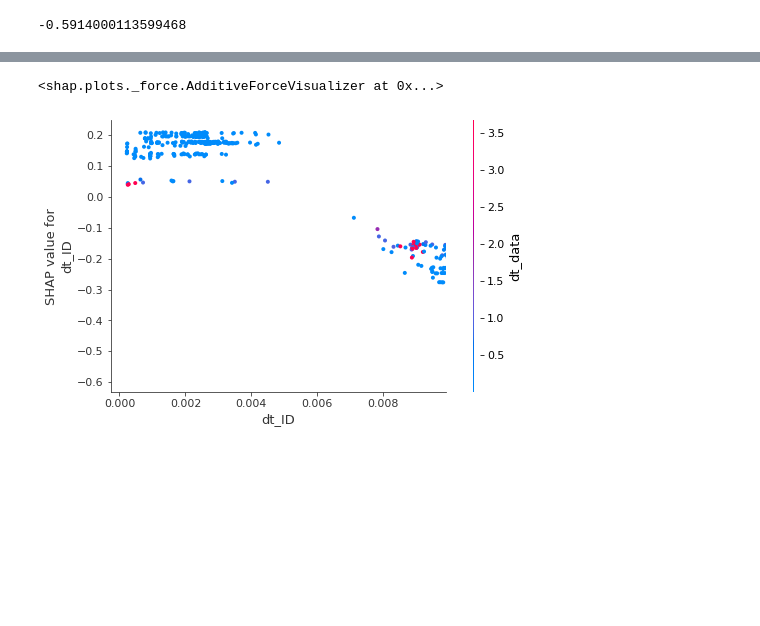
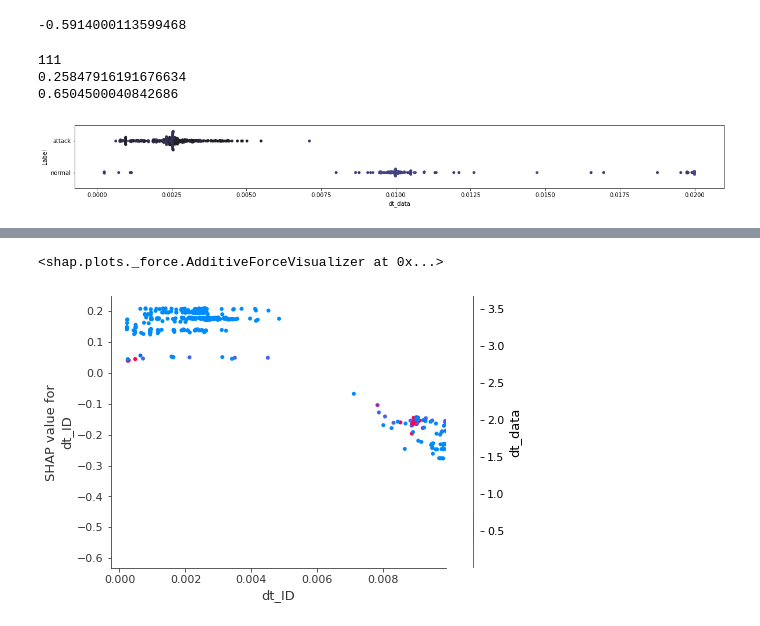
Before and after one commit to hampu5/ml-classify, a Jupyter notebook: ml_classify/rf-book.ipynb, the cells around one changed output, grey strips where cells are left out. Cells and saved outputs as stored; diff of their text form; code cells hidden in the pictures; blank space fills up the shorter version.

Commit message:
Tried plotting again, wont work

```diff
--- a/ml_classify/rf-book.ipynb
+++ b/ml_classify/rf-book.ipynb
@@ -287,3 +288,59 @@ print(shap_all.values.min())
+# %%
+def plot_test(df_exp: pd.DataFrame, shap_all: shap.Explanation, feature, trim=None, y_squish=10, scale=False):
+    # df_exp = pd.concat([X_train_exp, y_train_exp], axis=1)
+    df_exp["Label"].replace({0: "normal", 1: "attack"}, inplace=True)
+    shap_exp = shap_all.values[:,df_exp.columns.get_loc(feature)]
+
+    feature_max = df_exp[feature].max()
+
+    mask = None
+    if trim == None:
+        mask = (np.abs(stats.zscore(df_exp[feature])) < 3)
+    else:
+        feature_max = trim[1]
+        mask = (df_exp[feature] > trim[0]) & (df_exp[feature] < trim[1])
+
+    # mask &= shap_exp < 0
+    shap_exp = shap_exp[mask]
+    df_exp = df_exp[mask]
+
+    # plt.figure(figsize=(20, 2), dpi=100)
+    # palette = sns.color_palette("plasma", n_colors=600) #sns.light_palette("seagreen", reverse=False,  n_colors=600 )
+
+    fig, ax = plt.subplots(figsize=(80, y_squish))
+    # print(shap_exp)
+    # scaler = max(abs(shap_exp.min()), abs(shap_exp.max()))
+    # cvals = shap_exp / scaler
+    cvals = (shap_exp + 1) * shap_all.base_values[0]
+    # cvals = (shap_exp + 1) / 2
+    # print(len(shap_exp))
+    print(len(shap_exp[df_exp["Label"] == "normal"]))
+    # print(len(shap_exp[shap_exp < 0]))
+    print(cvals.min())
+    print(cvals.max())
+    # print(cvals)
+    icefire = cm.get_cmap("icefire")
+    newcmp = LinearSegmentedColormap.from_list('testCmap2', icefire(np.linspace(0, 1, len(shap_exp))))
+    # print(newcmp(0))
+    # plt.imshow([(0,0.5,1)], cmap=newcmp)
+    sns.swarmplot(data=df_exp, x=feature, y="Label",
+        hue=shap_exp, orient="h", palette=newcmp(np.linspace(cvals.min(), cvals.max(), len(shap_exp))), # palette="icefire",
+        size=5)
+
+    # print(ax.collections[0].get_offsets())
+
+    plt.legend([],[], frameon=False)
+
+    fig.set_size_inches(20, 2)
+
+    plt.show()
+
+plot_test(pd.concat([X_train_exp, y_train_exp], axis=1), shap_all, "dt_data", trim=(0, 0.02), scale=True)
+# %% [output]
+111
+0.25847916191676634
+0.6504500040842686
+[figure, added]
 # %%
 plot_exp(pd.concat([X_train_exp, y_train_exp], axis=1), shap_all, "dt_ID", trim=(0, 0.02), scale=True)
 plot_exp(pd.concat([X_train_exp, y_train_exp], axis=1), shap_all, "dt_data", trim=(0, 0.02), scale=True)
```
Also changed, not shown: parts of 4 cells of this notebook, 1 other file.
